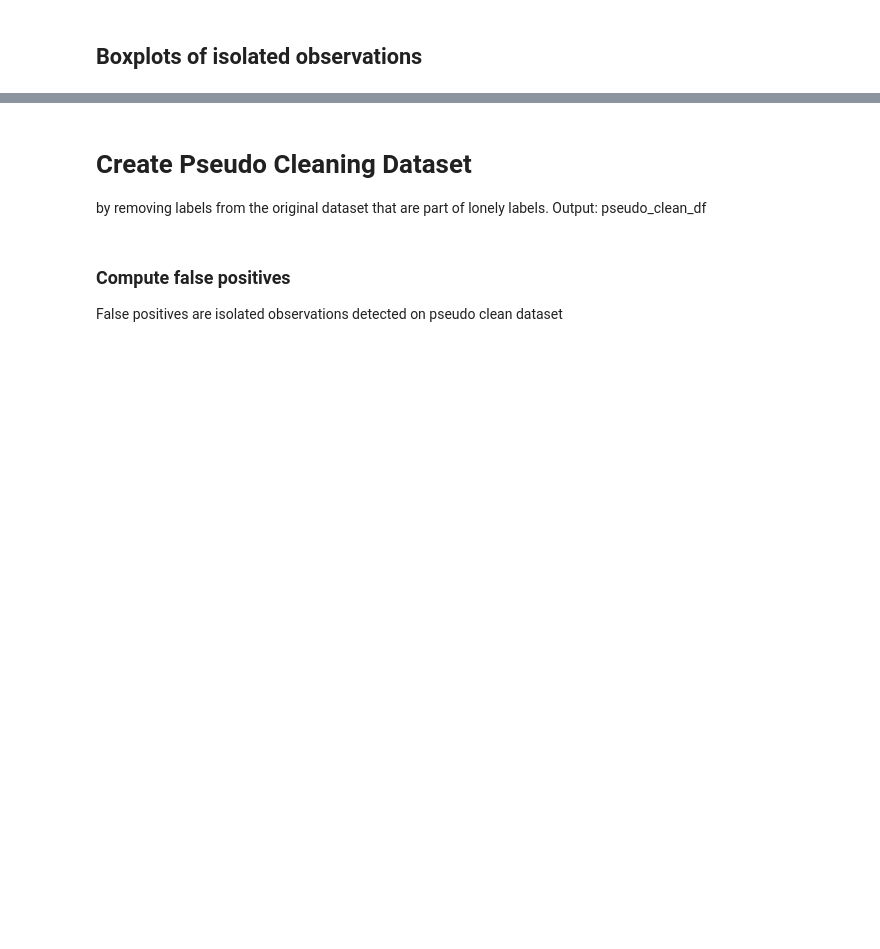
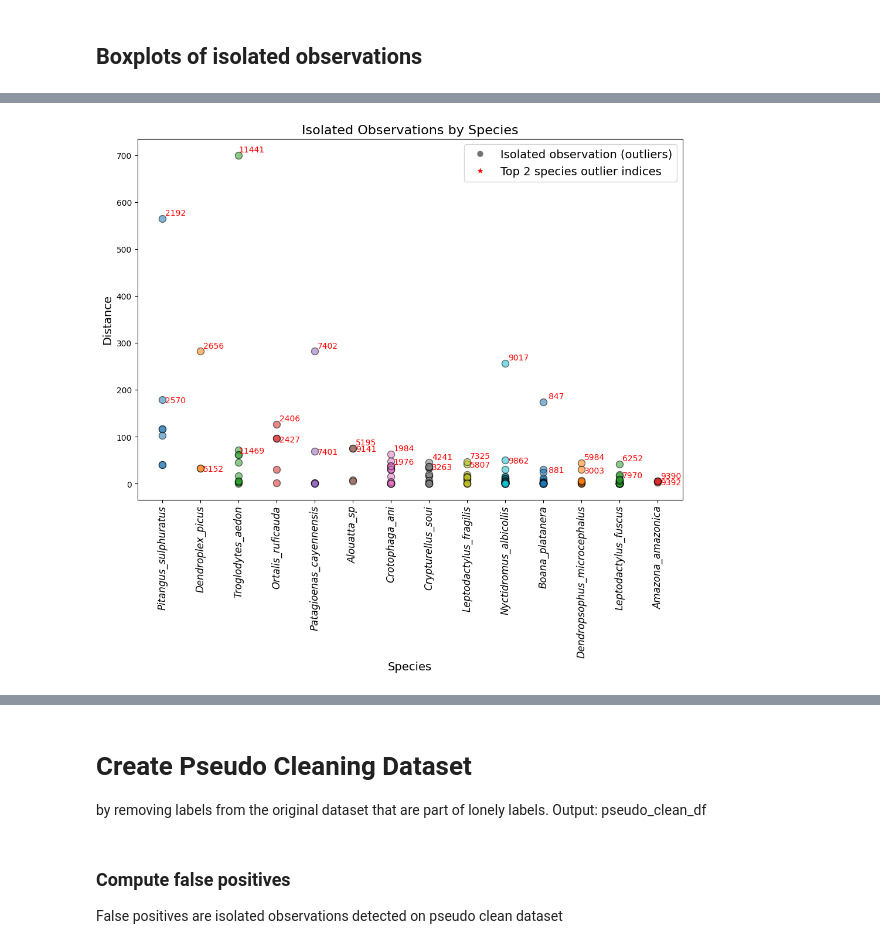
Before and after one commit to jongalon/Isolated_Observations, a Jupyter notebook: notebooks/FindIsolatedObservations.ipynb, the cells around one changed output, grey strips where cells are left out. Cells and saved outputs as stored; diff of their text form; code cells hidden in the pictures; blank space fills up the shorter version.

```diff
--- a/notebooks/FindIsolatedObservations.ipynb
+++ b/notebooks/FindIsolatedObservations.ipynb
@@ -89,0 +158,4 @@ plot_dendrogram_lonelylabels(df_reduced, only_features_scaled, lonely_observatio
+# %%
+plot_isolated_observations_by_species(lonely_observations_df)
+# %% [output]
+[figure, added]
```
Also changed, not shown: parts of 14 cells of this notebook, 12 other files.
